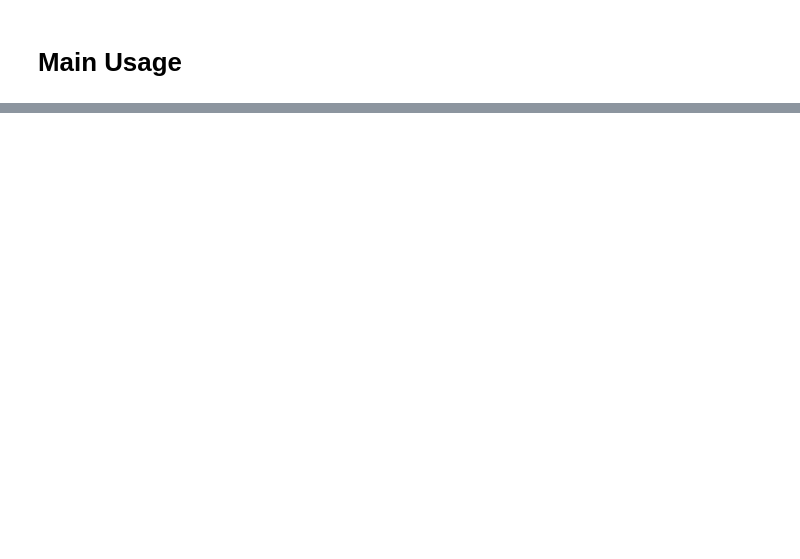
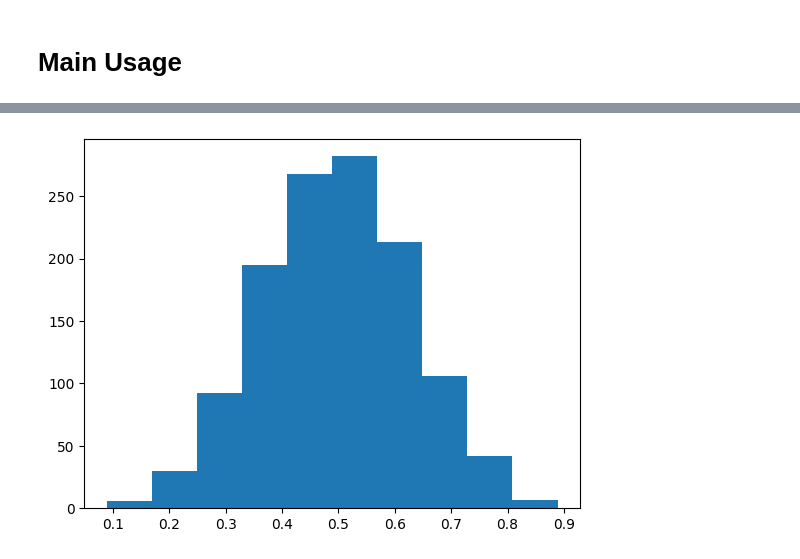
Before and after one commit to JiaxingQiu/llm_nicu_vitalsigns, a Jupyter notebook: script/CLIP/test_clip3d.ipynb, the cells around one changed output, grey strips where cells are left out. Saved outputs shown, nothing was run; the diff lists cells and outputs as text; code cells hidden in the pictures; blank space fills up the shorter version.

```diff
--- a/script/CLIP/test_clip3d.ipynb
+++ b/script/CLIP/test_clip3d.ipynb
@@ -370,0 +345,7 @@ Training interrupted by user. Saving current progress...
+# %%
+eval_metrics, y_prob = eval_clip3d(model, evalinputs_test, return_probs=True)
+# histogram of y_prob[:,0]
+plt.hist(y_prob[:,0])
+plt.show()
+# %% [output]
+[figure, added]
```
Also changed, not shown: parts of 6 cells of this notebook, 7 other files.
